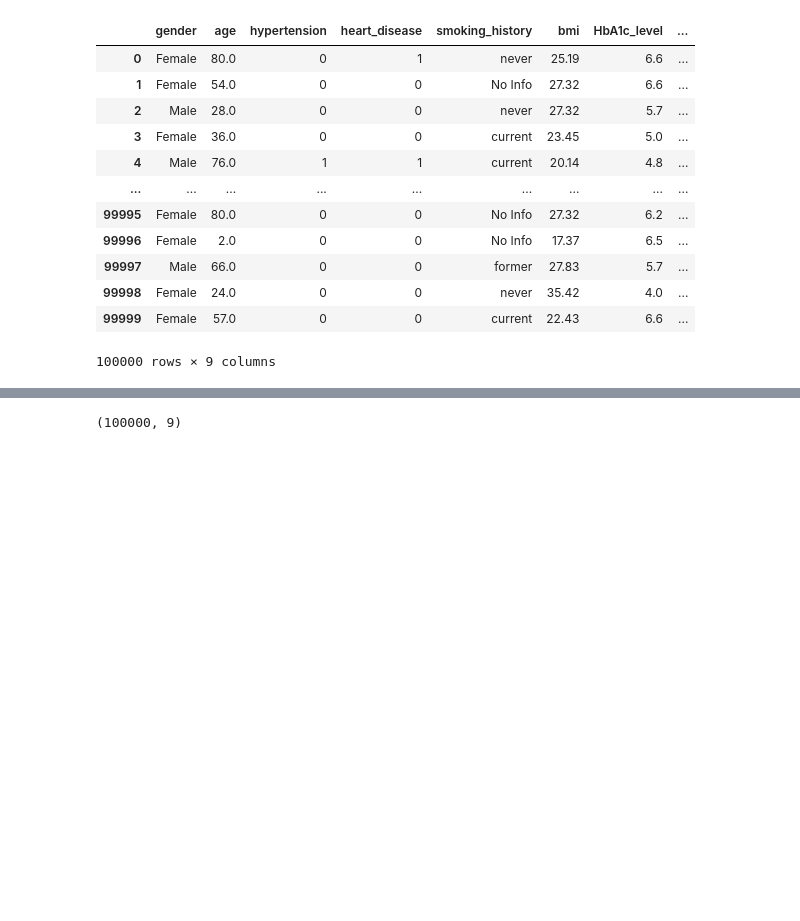
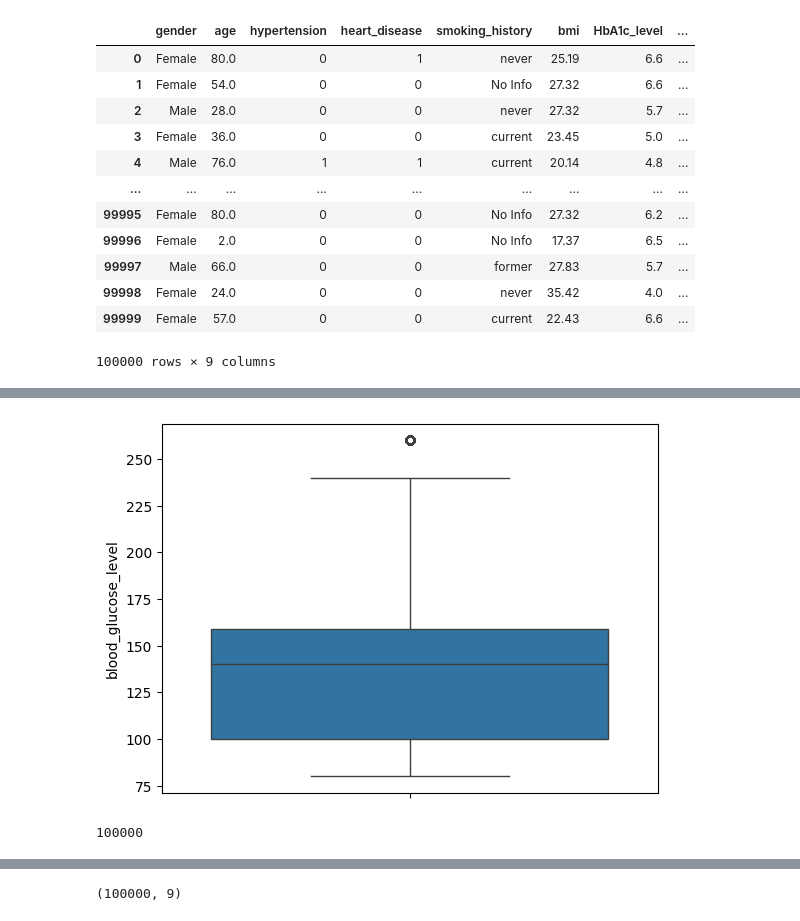
Before and after one commit to dineshdb02/Machine-learning-practise, a Jupyter notebook: Diabetes.ipynb, the cells around one changed output, grey strips where cells are left out. Saved outputs shown, nothing was run; the diff lists cells and outputs as text; code cells hidden in the pictures; blank space fills up the shorter version.

```diff
--- a/Diabetes.ipynb
+++ b/Diabetes.ipynb
@@ -46,0 +128,9 @@ df
+# %%
+sns.boxplot(din["blood_glucose_level"])
+plt.show()
+# %% [output]
+[figure, added]
+# %%
+len(di)
+# %% [output]
+100000
```
Also changed, not shown: parts of 41 cells of this notebook.
